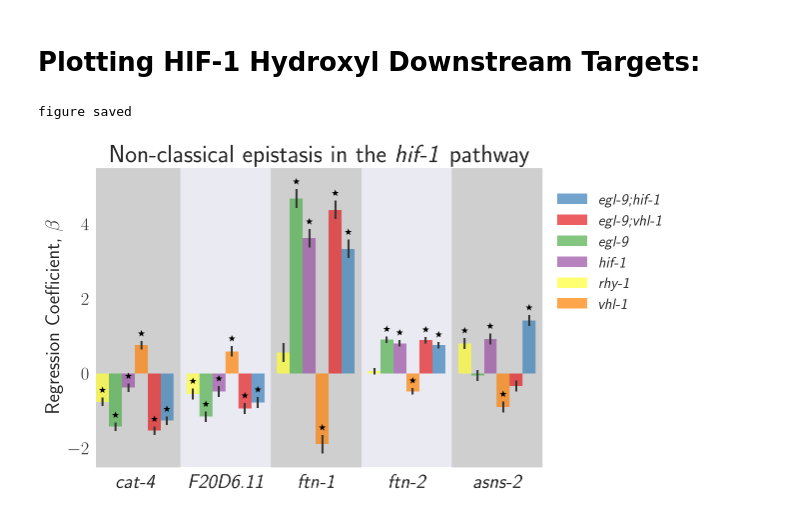
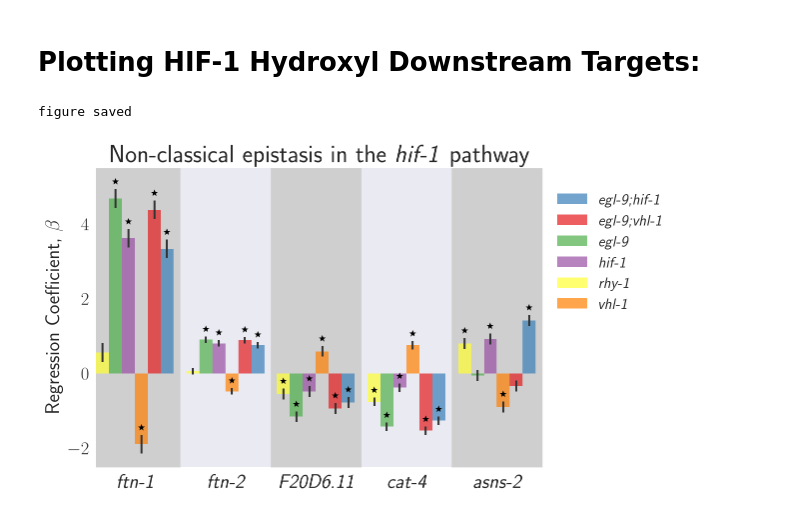
Before and after one commit to WormLabCaltech/mprsq, a Jupyter notebook: src/Hydroxylated Hif-1.ipynb, the cells around one changed output. Drawn from its saved outputs; the diff is of its cells as text; code cells hidden in the pictures.

```diff
--- a/src/Hydroxylated Hif-1.ipynb
+++ b/src/Hydroxylated Hif-1.ipynb
@@ -346,18 +346,18 @@ x_sort = {}
 for i, xi in enumerate(x):
     x_sort[xi] = i + 1
 # %%
-x_sort = {'cat-4': 1,
-          'F20D6.11': 2,
-          'ftn-1': 3,
-          'ftn-2': 4,
-          'asns-2': 5,
-          'cyp-14A5': 6,
-          'clec-7': 7,
-          'haf-6': 8
-         }
+# x_sort = {'cat-4': 1,
+#           'F20D6.11': 2,
+#           'ftn-1': 3,
+#           'ftn-2': 4,
+#           'asns-2': 5,
+#           'cyp-14A5': 6,
+#           'clec-7': 7,
+#           'haf-6': 8
+#          }
 
-tidy = tidy[(tidy.target_id.isin(x)) & (tidy.code != 'g')]
-tidy['order'] = tidy.ext_gene.map(x_sort)
+tidy = tidy[(tidy.target_id.isin(x)) & (tidy.code != 'g')].copy()
+tidy['order'] = tidy.target_id.map(x_sort)
 tidy.sort_values('order', inplace=True)
 tidy.reset_index(inplace=True)
 tidy = tidy[['target_id', 'ens_gene', 'ext_gene','b', 'se_b', 'qval', 'genotype', 'order', 'code']]
@@ -508,7 +508,7 @@ color = {r'\emph{egl-9;vhl-1}':'#e41a1c',
 # %%
 qPCR_plot(tidy, plot_order, color, clustering='genotype', plotting_group='ext_gene',
           title='Non-classical epistasis in the \emph{hif-1} pathway',
-          save='hif1oh_genetics.pdf', rotation=0)
+          save='../output/hif1oh_genetics.pdf', rotation=0)
 # %% [output]
 figure saved
-[figure, old version]
+[figure, new version]
```
Also changed, not shown: parts of 6 cells of this notebook, 21 other files.
